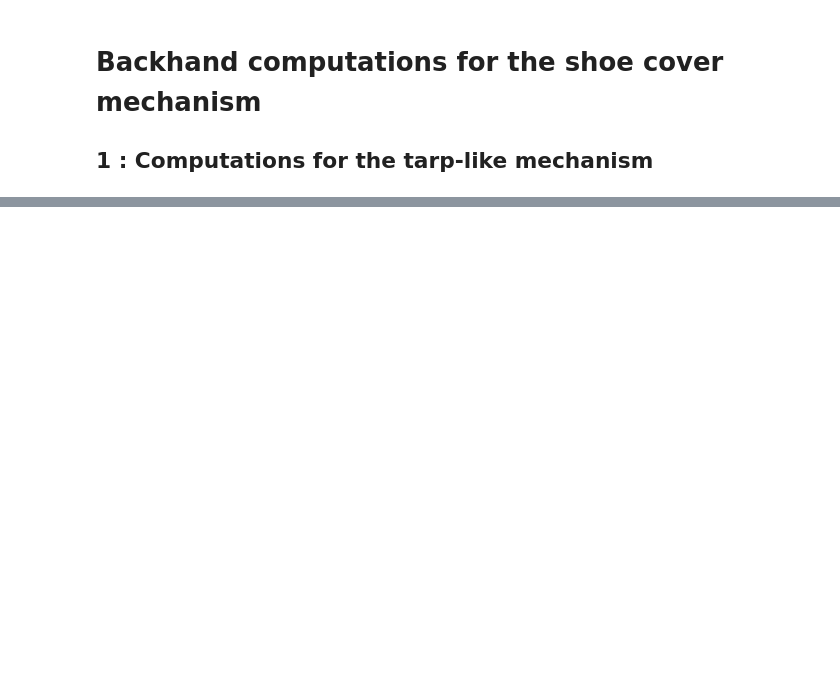
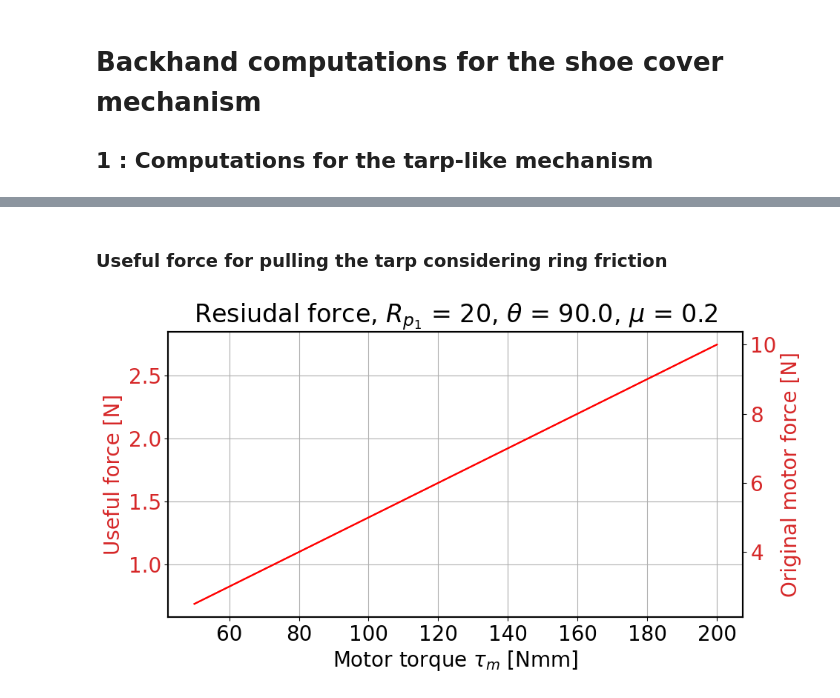
Before and after one commit to CedricFont/MPDD, a Jupyter notebook: Backhand_computations.ipynb, the cells around one changed output, grey strips where cells are left out. Cells and saved outputs as stored; diff of their text form; code cells hidden in the pictures; blank space fills up the shorter version.

```diff
--- a/Backhand_computations.ipynb
+++ b/Backhand_computations.ipynb
@@ -38,0 +134,30 @@ plt.xlabel(r'$\alpha$'), plt.axhline(linestyle='dashed'), plt.ylabel('Force [N]'
+# %% [markdown]
+### Useful force for pulling the tarp considering ring friction
+# %%
+# For a pre-tension force T, inital friction existing in the ring
+Ff0 = lambda T, beta: -mu*T*np.sin(np.deg2rad(beta))
+# Firction force as a fct. of load
+Fff = lambda tau, beta: -mu*tau/Rp1*np.sin(np.deg2rad(beta))
+tau = np.array([50,70,100,130,150,200]) # [Nmm], motor torque
+beta = 45 # [°], angle change on steel ring
+n = 2 # Number of rings with change in angle
+F_res = lambda beta, tau, Rp1, n: tau/Rp1 + n*(Ff0(Tension(Rp1, mu, theta, tau),beta) + Fff(tau,beta))
+
+F_tarp = F_res(beta,tau,Rp1,n)
+
+plt.rcParams['font.size'] = 20
+color = 'tab:red'
+fig, ax1 = plt.subplots(figsize=(10,5))
+ax1.set_title(r'Resiudal force, $R_{p_1}$ = '+str(Rp1)+r', $\theta$ = '+str(np.rad2deg(theta))+', $\mu$ = '+str(mu))
+ax1.plot(tau,F_tarp,color='r')
+ax1.set_xlabel(r'Motor torque $\tau_m$ [Nmm]'), ax1.set_ylabel('Useful force [N]',color=color)
+ax1.tick_params(axis='y', labelcolor=color),plt.grid()
+
+ax2 = ax1.twinx()  # instantiate a second axes that shares the same x-axis
+
+color = 'tab:red'
+ax2.set_ylabel('Original motor force [N]', color=color)  # we already handled the x-label with ax1
+ax2.plot(tau,tau/Rp1,color='r')
+ax2.tick_params(axis='y', labelcolor=color)
+# %% [output]
+[figure, added]
```
Also changed, not shown: parts of 6 cells of this notebook.
